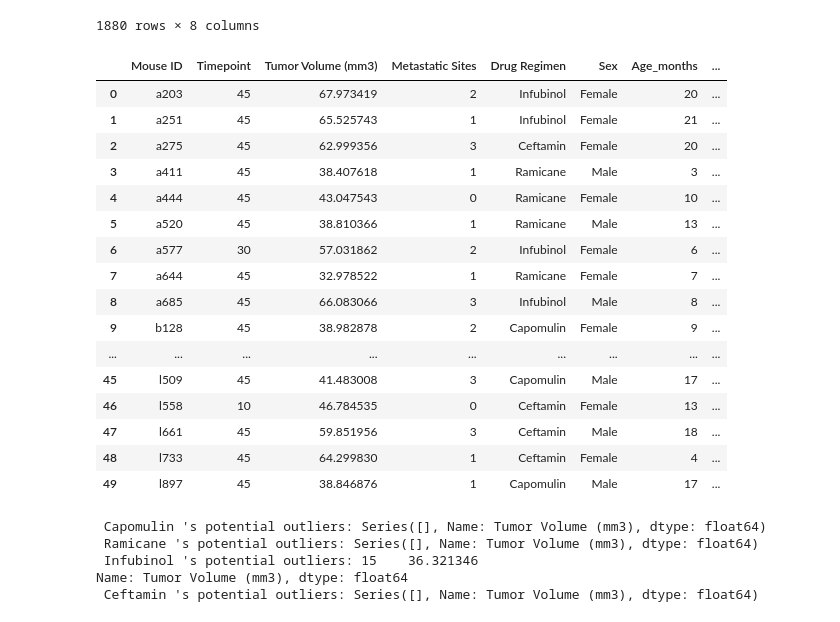
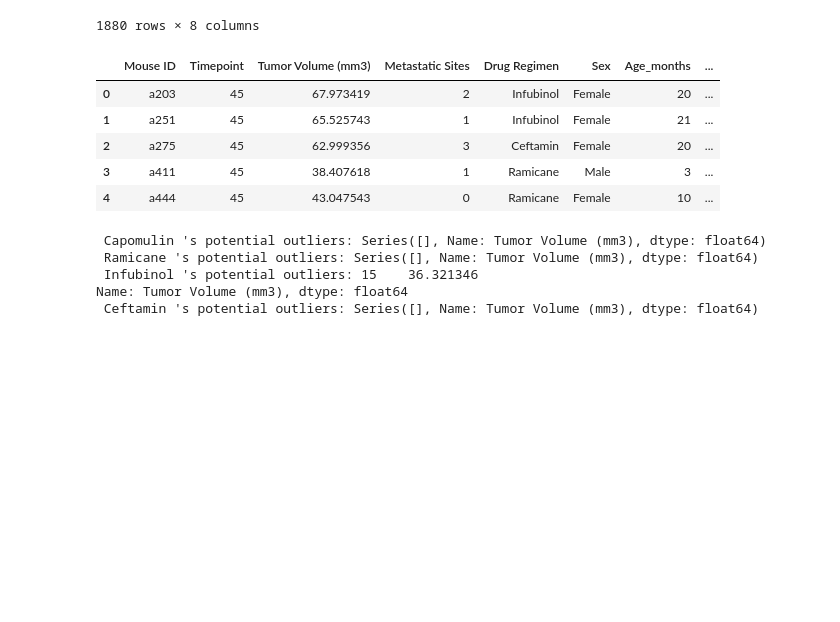
Before and after one commit to sSalvs/matplotlib_homework, a Jupyter notebook: Pymaceuticals.ipynb, the cells around one changed output. Drawn from its saved outputs; the diff is of its cells as text; code cells hidden in the pictures; blank space fills up the shorter version.

```diff
--- a/Pymaceuticals.ipynb
+++ b/Pymaceuticals.ipynb
@@ -284,44 +283,33 @@ clean_df
 # %%
 # Calculate the final tumor volume of each mouse across four of the treatment regimens:
 # Capomulin, Ramicane, Infubinol, and Ceftamin
 
 
 # Filter the Dataframa to 4 drugs
 filtered_drug_df = clean_df.set_index("Drug Regimen")
 # filtered_drug_df
 
 
 filtered_drug_df = filtered_drug_df.loc[["Capomulin", "Ramicane", "Infubinol", "Ceftamin"]]
 # filtered_drug_df
 
 # # # Start by getting the last (greatest) timepoint for each mouse
 
 mice_drug_df = filtered_drug_df.groupby("Mouse ID")["Timepoint"].max()
 mice_drug_df = mice_drug_df.reset_index()
 filtered_mice = mice_drug_df
 
 combined_drugs_df = filtered_mice.merge(clean_df, on=["Mouse ID", "Timepoint"], how='left')
 combined_drugs_df
 
-combined_drugs_df.head(50)
+combined_drugs_df.head(5)
 # %% [output]
 |  | Mouse ID | Timepoint | Tumor Volume (mm3) | Metastatic Sites | Drug Regimen | Sex | Age_months | ... |
 | 0 | a203 | 45 | 67.973419 | 2 | Infubinol | Female | 20 | ... |
 | 1 | a251 | 45 | 65.525743 | 1 | Infubinol | Female | 21 | ... |
 | 2 | a275 | 45 | 62.999356 | 3 | Ceftamin | Female | 20 | ... |
 | 3 | a411 | 45 | 38.407618 | 1 | Ramicane | Male | 3 | ... |
 | 4 | a444 | 45 | 43.047543 | 0 | Ramicane | Female | 10 | ... |
-| 5 | a520 | 45 | 38.810366 | 1 | Ramicane | Male | 13 | ... |
-| 6 | a577 | 30 | 57.031862 | 2 | Infubinol | Female | 6 | ... |
-| 7 | a644 | 45 | 32.978522 | 1 | Ramicane | Female | 7 | ... |
-| 8 | a685 | 45 | 66.083066 | 3 | Infubinol | Male | 8 | ... |
-| 9 | b128 | 45 | 38.982878 | 2 | Capomulin | Female | 9 | ... |
-| ... | ... | ... | ... | ... | ... | ... | ... | ... |
-| 45 | l509 | 45 | 41.483008 | 3 | Capomulin | Male | 17 | ... |
-| 46 | l558 | 10 | 46.784535 | 0 | Ceftamin | Female | 13 | ... |
-| 47 | l661 | 45 | 59.851956 | 3 | Ceftamin | Male | 18 | ... |
-| 48 | l733 | 45 | 64.299830 | 1 | Ceftamin | Female | 4 | ... |
-| 49 | l897 | 45 | 38.846876 | 1 | Capomulin | Male | 17 | ... |
 # %%
 # Put treatments into a list for for loop (and later for plot labels)
 
```
Also changed, not shown: parts of 13 cells of this notebook.
